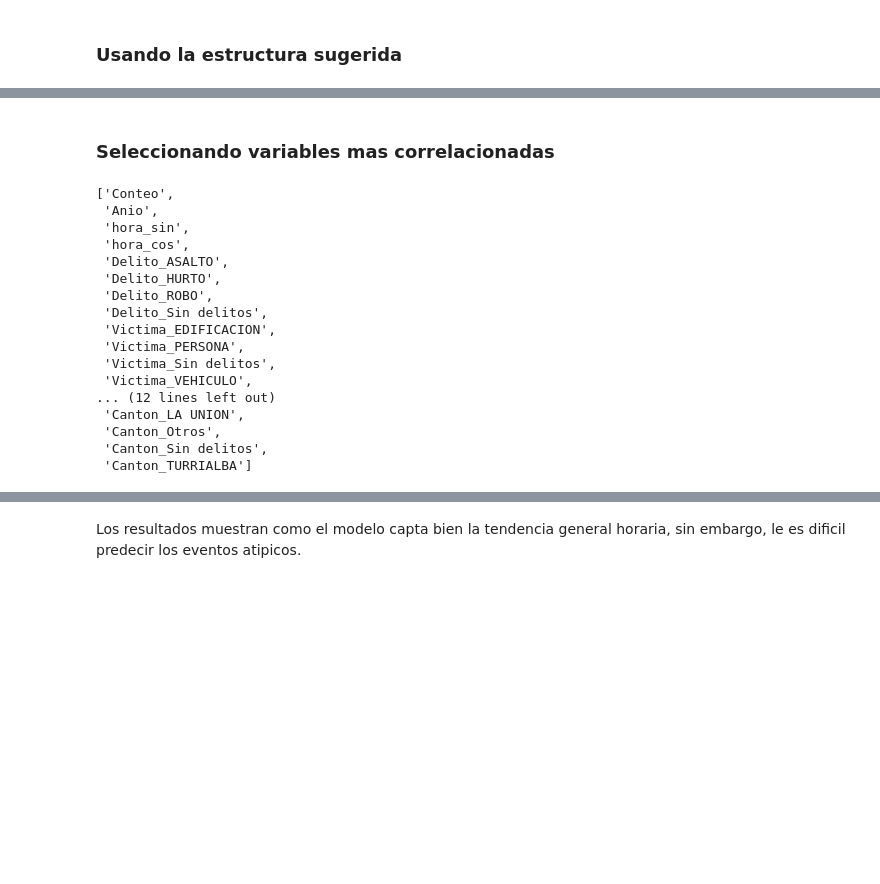
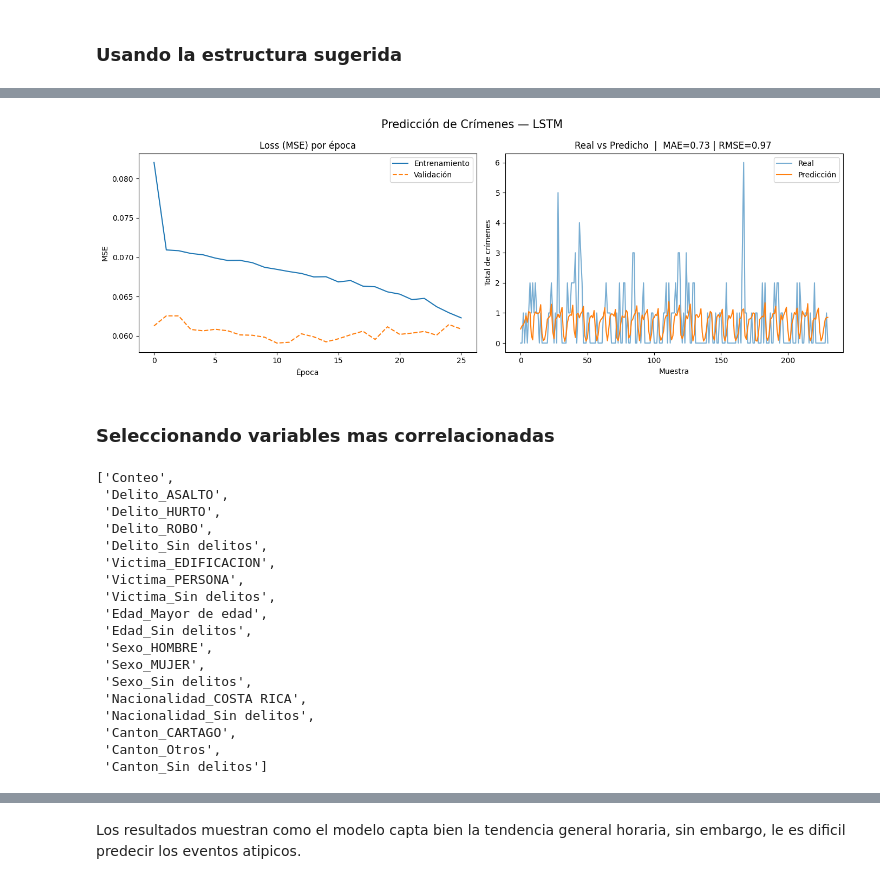
Before and after one commit to DDev-max/SmartCityIA, a Jupyter notebook: notebooks/03_RNN_Incidencias.ipynb, the cells around one changed output, grey strips where cells are left out. Cells and saved outputs as stored; diff of their text form; code cells hidden in the pictures; blank space fills up the shorter version.

```diff
--- a/notebooks/03_RNN_Incidencias.ipynb
+++ b/notebooks/03_RNN_Incidencias.ipynb
@@ -206,9 +207,17 @@ df_final.head(2)
 # %% [markdown]
 Finalmente se eliminan variable con poco aporte y con demasiadas categorias y se pasa a dummies:
 # %%
-df_final = pd.get_dummies(df_final.drop(columns=['Distrito', 'SubDelito','SubVictima','Fecha', 'dia_sem','dia']))
+df_final = pd.get_dummies(df_final.drop(columns=['Distrito', 'SubDelito','SubVictima','Fecha','dia']))
 # %% [markdown]
 ## Prediccion
+# %%
+ventana   = 9 # 24h
+test_size = 240 # 30 dias
+
+early_stop = EarlyStopping(
+    monitor='val_loss', patience=15,
+    restore_best_weights=True, verbose=1
+)
 # %% [markdown]
 ### Usando la estructura sugerida
 # %%
@@ -282,10 +305,9 @@ Restoring model weights from the end of the best epoch: 5.
 # %%
-y_pred_scaled = modelo1.predict(X_test)
-y_pred1  = scaler_y.inverse_transform(y_pred_scaled).flatten()
-y_real1  = scaler_y.inverse_transform(y_test.reshape(-1, 1)).flatten()
+y_pred1    = scaler_y.inverse_transform(modelo1.predict(test_gen))
+y_real1   = scaler_y.inverse_transform(y_test_sc[ventana:])
 
-rmse = np.sqrt(mean_squared_error(y_real1, y_pred1))
-mae = mean_absolute_error(y_real1, y_pred1)
-print(f'MAE: {mae} | RMSE: {rmse}')
+rmse1 = np.sqrt(mean_squared_error(y_real1, y_pred1))
+mae1 = mean_absolute_error(y_real1, y_pred1)
+print(f'MAE: {mae1} | RMSE: {rmse1}')
 # %% [output]
 8/8 ━━━━━━━━━━━━━━━━━━━━ 0s 34ms/step
@@ -345,14 +315,32 @@ MAE: 0.7815991015483935 | RMSE: 0.9821344308892468
+# %%
+fig, axes = plt.subplots(1, 2, figsize=(14, 5))
+fig.suptitle("Predicción de Crímenes — LSTM", fontsize=15)
+
+axes[0].plot(history1.history['loss'],     label='Entrenamiento')
+axes[0].plot(history1.history['val_loss'], label='Validación', linestyle='--')
+axes[0].set_title("Loss (MSE) por época")
+axes[0].set_xlabel("Época")
+axes[0].set_ylabel("MSE")
+axes[0].legend()
+
+axes[1].plot(y_real1,  label='Real', alpha=0.6)
+axes[1].plot(y_pred1,  label='Predicción')
+axes[1].set_title(f"Real vs Predicho  |  MAE={mae1:.2f} | RMSE={rmse1:.2f} ")
+axes[1].set_xlabel("Muestra")
+axes[1].set_ylabel("Total de crímenes")
+axes[1].legend()
+
+plt.tight_layout()
+# %% [output]
+[figure, added]
 # %% [markdown]
 ### Seleccionando variables mas correlacionadas
 # %%
 correlaciones = df_final.corr()['Conteo']
-columnas_seleccionadas = correlaciones[abs(correlaciones) >= 0.1].index.tolist()
+columnas_seleccionadas = correlaciones[abs(correlaciones) >= 0.2].index.tolist()
 columnas_seleccionadas
 # %% [output]
 ['Conteo',
- 'Anio',
- 'hora_sin',
- 'hora_cos',
  'Delito_ASALTO',
  'Delito_HURTO',
  'Delito_ROBO',
@@ -360,9 +348,13 @@ columnas_seleccionadas
  'Victima_EDIFICACION',
  'Victima_PERSONA',
  'Victima_Sin delitos',
- 'Victima_VEHICULO',
-... (12 lines left out)
- 'Canton_LA UNION',
+ 'Edad_Mayor de edad',
+ 'Edad_Sin delitos',
+ 'Sexo_HOMBRE',
+ 'Sexo_MUJER',
+ 'Sexo_Sin delitos',
+ 'Nacionalidad_COSTA RICA',
+ 'Nacionalidad_Sin delitos',
+ 'Canton_CARTAGO',
  'Canton_Otros',
- 'Canton_Sin delitos',
- 'Canton_TURRIALBA']
+ 'Canton_Sin delitos']
```
Also changed, not shown: parts of 17 cells of this notebook, 1 other file.
